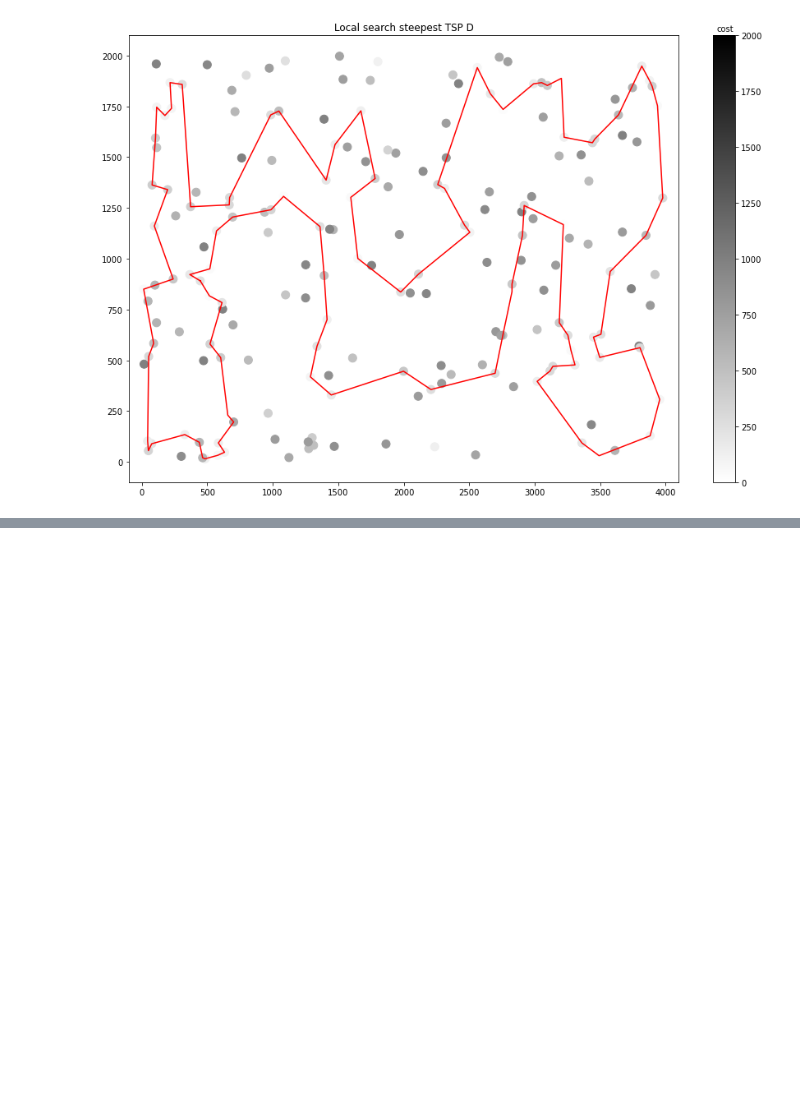
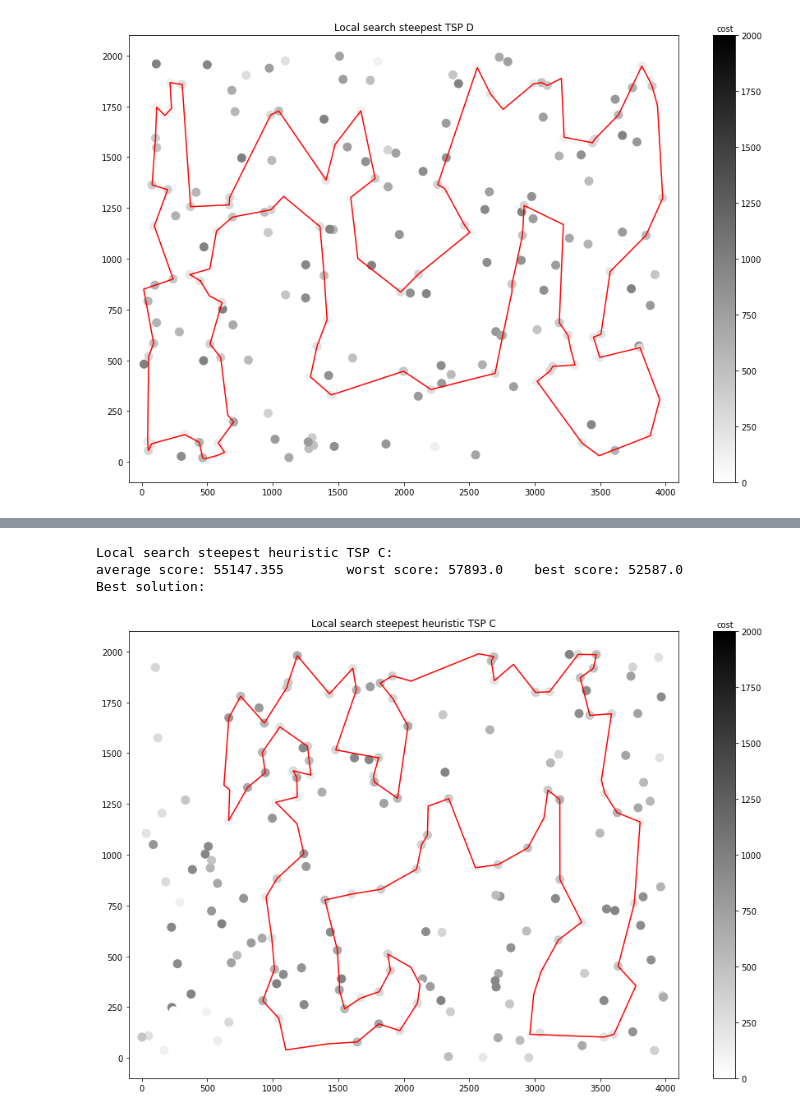
Before and after one commit to Mikikrus/Evolutionary-Computation, a Jupyter notebook: run_previous_labs.ipynb, the cells around one changed output, grey strips where cells are left out. Drawn from its saved outputs; the diff is of its cells as text; code cells hidden in the pictures; blank space fills up the shorter version.

```diff
--- a/run_previous_labs.ipynb
+++ b/run_previous_labs.ipynb
@@ -224,0 +192,7 @@ print(f'local search greedy; {round(greedy_d["average_time"],4)}; {round(greedy_
+# %%
+summarize(greedy_c,tsp_c,"Local search steepest heuristic TSP C")
+# %% [output]
+Local search steepest heuristic TSP C:
+average score: 55147.355        worst score: 57893.0    best score: 52587.0
+Best solution:
+[figure, added]
```
Also changed, not shown: parts of 10 cells of this notebook, 2 other files.
